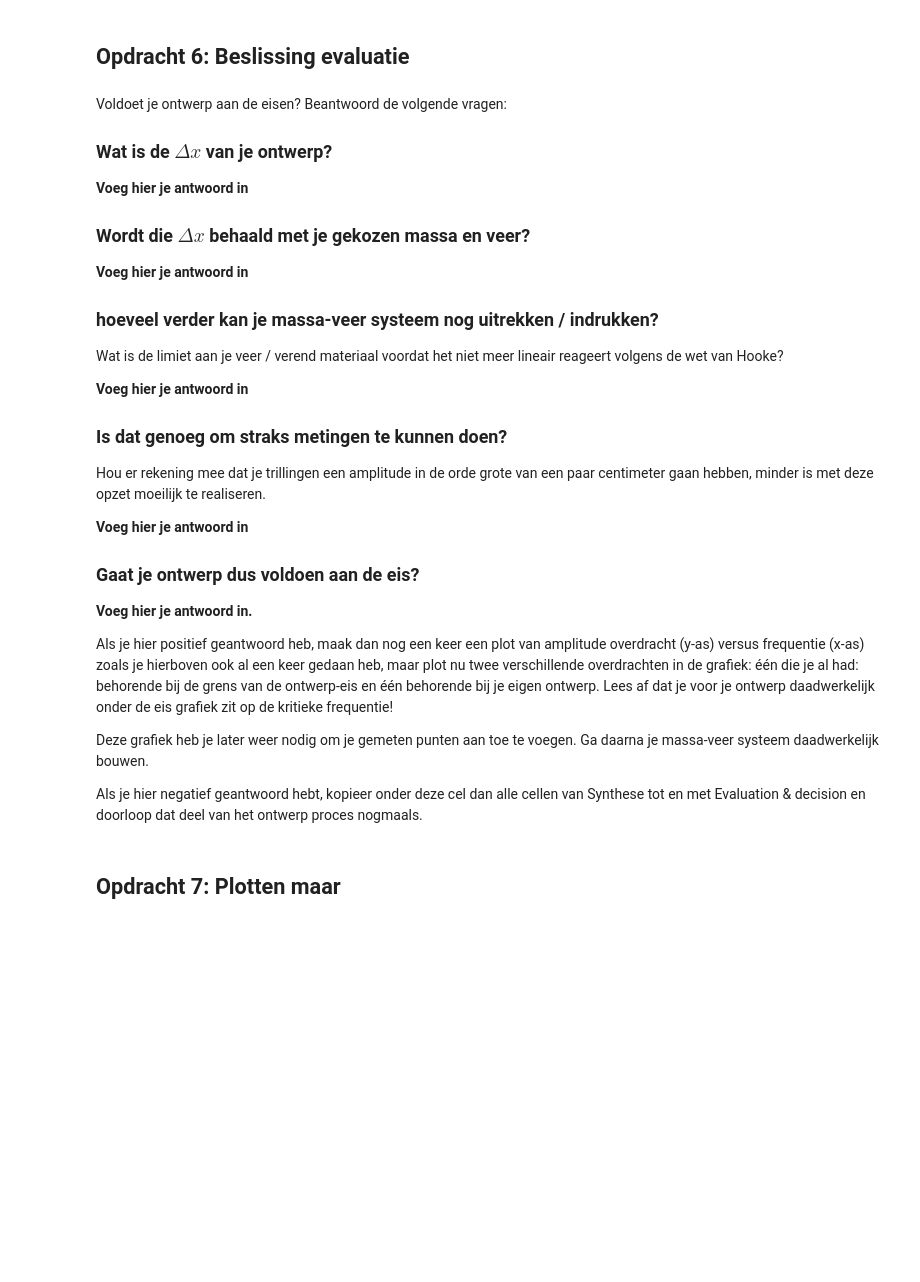
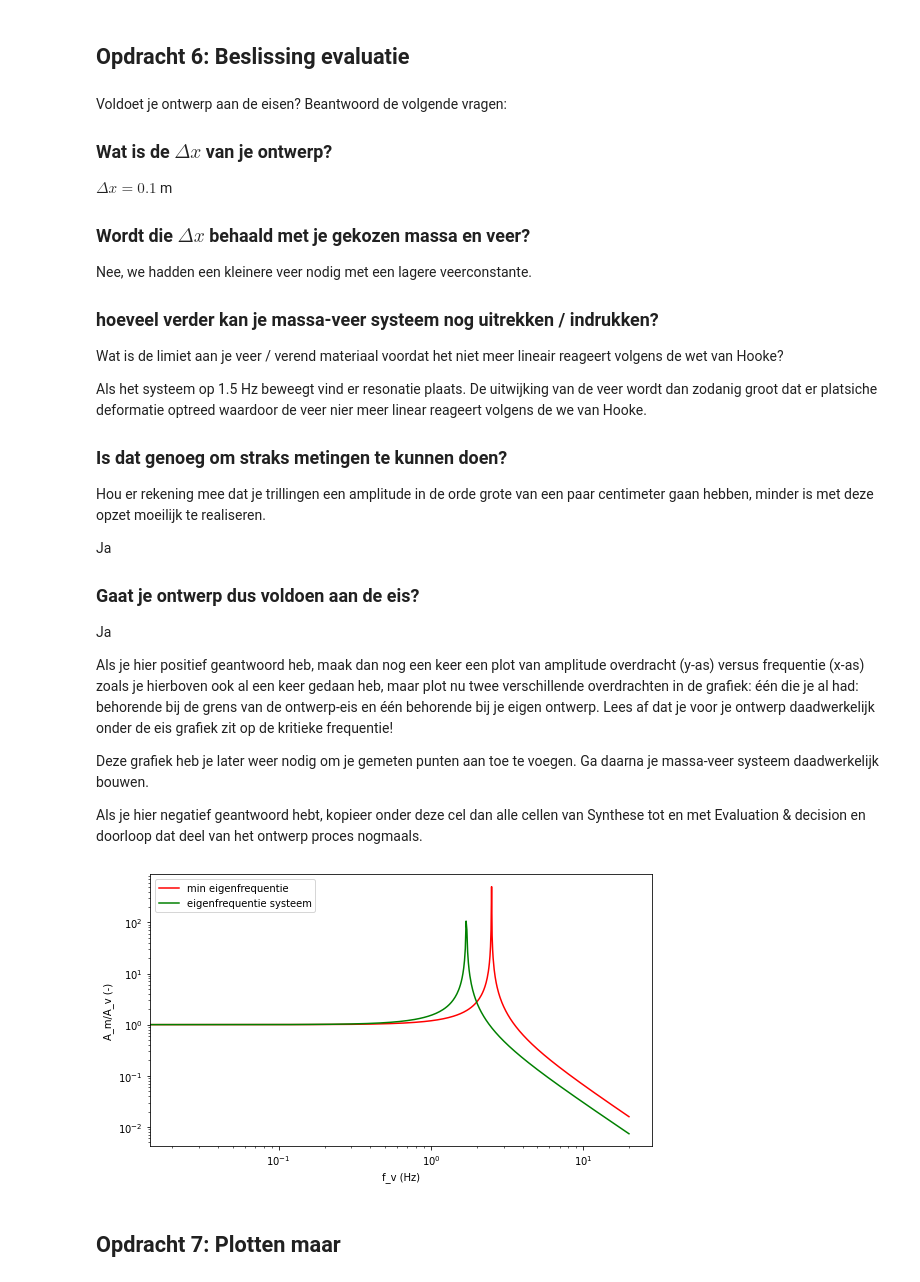
Before and after one commit to oprelo/opdrachten-DEF-D, a Jupyter notebook: FysiekeOntwerpopdrachten/5MaakEenOpstellingTrillingsvrij/Ontwerpopdracht5MaakEenOpstellingTrillingsvrijInvulTemplate.ipynb, the cells around one changed output. Cells and saved outputs as stored; diff of their text form; code cells hidden in the pictures; blank space fills up the shorter version.

```diff
--- a/FysiekeOntwerpopdrachten/5MaakEenOpstellingTrillingsvrij/Ontwerpopdracht5MaakEenOpstellingTrillingsvrijInvulTemplate.ipynb
+++ b/FysiekeOntwerpopdrachten/5MaakEenOpstellingTrillingsvrij/Ontwerpopdracht5MaakEenOpstellingTrillingsvrijInvulTemplate.ipynb
@@ -80,25 +123,25 @@ Voldoet je ontwerp aan de eisen? Beantwoord de volgende vragen:
 
 ### Wat is de $\Delta x$ van je ontwerp?
 
-**Voeg hier je antwoord in**
+$\Delta x = 0.1$ m
 
 ### Wordt die $\Delta x$ behaald met je gekozen massa en veer?
 
-**Voeg hier je antwoord in**
+Nee, we hadden een kleinere veer nodig met een lagere veerconstante.
 
 ### hoeveel verder kan je massa-veer systeem nog uitrekken / indrukken?
 Wat is de limiet aan je veer / verend materiaal voordat het niet meer lineair reageert volgens de wet van Hooke?
 
-**Voeg hier je antwoord in**
+Als het systeem op 1.5 Hz beweegt vind er resonatie plaats. De uitwijking van de veer wordt dan zodanig groot dat er platsiche deformatie optreed waardoor de veer nier meer linear reageert volgens de we van Hooke.
 
 ### Is dat genoeg om straks metingen te kunnen doen?
 Hou er rekening mee dat je trillingen een amplitude in de orde grote van een paar centimeter gaan hebben, minder is met deze opzet moeilijk te realiseren.
 
-**Voeg hier je antwoord in**
+Ja
 
 ### Gaat je ontwerp dus voldoen aan de eis?
 
-**Voeg hier je antwoord in.**
+Ja
 
 Als je hier positief geantwoord heb, maak dan nog een keer een plot van amplitude overdracht (y-as) versus frequentie (x-as) zoals je hierboven ook al een keer gedaan heb, maar plot nu twee verschillende overdrachten in de grafiek: één die je al had: behorende bij de grens van de ontwerp-eis en één behorende bij je eigen ontwerp. Lees af dat je voor je ontwerp daadwerkelijk onder de eis grafiek zit op de kritieke frequentie!
 
@@ -107,6 +150,22 @@ Deze grafiek heb je later weer nodig om je gemeten punten aan toe te voegen. Ga
 Als je hier negatief geantwoord hebt, kopieer onder deze cel dan alle cellen van Synthese tot en met Evaluation & decision en doorloop dat deel van het ontwerp proces nogmaals.
 # %%
 # Voeg hier je plot in.
+
+W_0_systeem = np.sqrt(g/0.085)
+
+A_A_systeem = abs(1/(1-((2*np.pi*f_v)**2)/(W_0_systeem**2)))
+
+plt.figure(figsize=(9,5))
+plt.xscale('log')
+plt.yscale('log')
+plt.plot(f_v,A_A,'r', label='min eigenfrequentie')
+plt.plot(f_v,A_A_systeem,'g', label='eigenfrequentie systeem')
+plt.xlabel('f_v (Hz)')
+plt.ylabel('A_m/A_v (-)')
+plt.legend()
+plt.show()
+# %% [output]
+[figure, added]
 # %% [markdown]
 ## Opdracht 7: Plotten maar
 # %%
```
Also changed, not shown: parts of 9 cells of this notebook, 3 other files.
